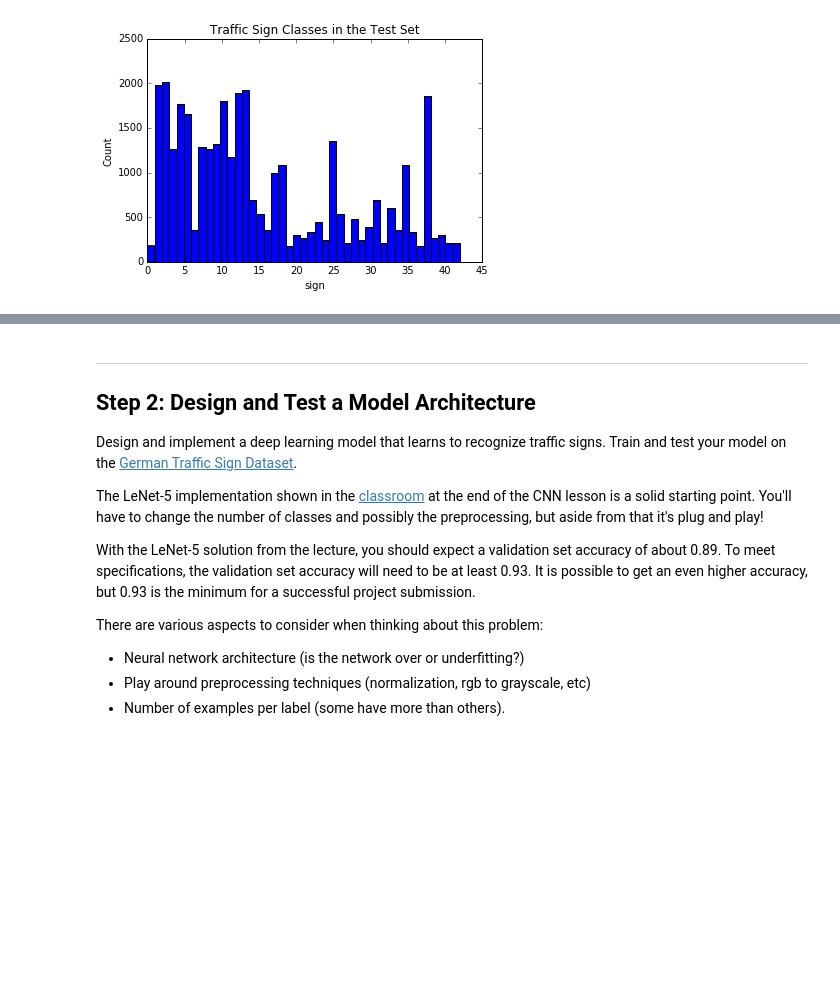
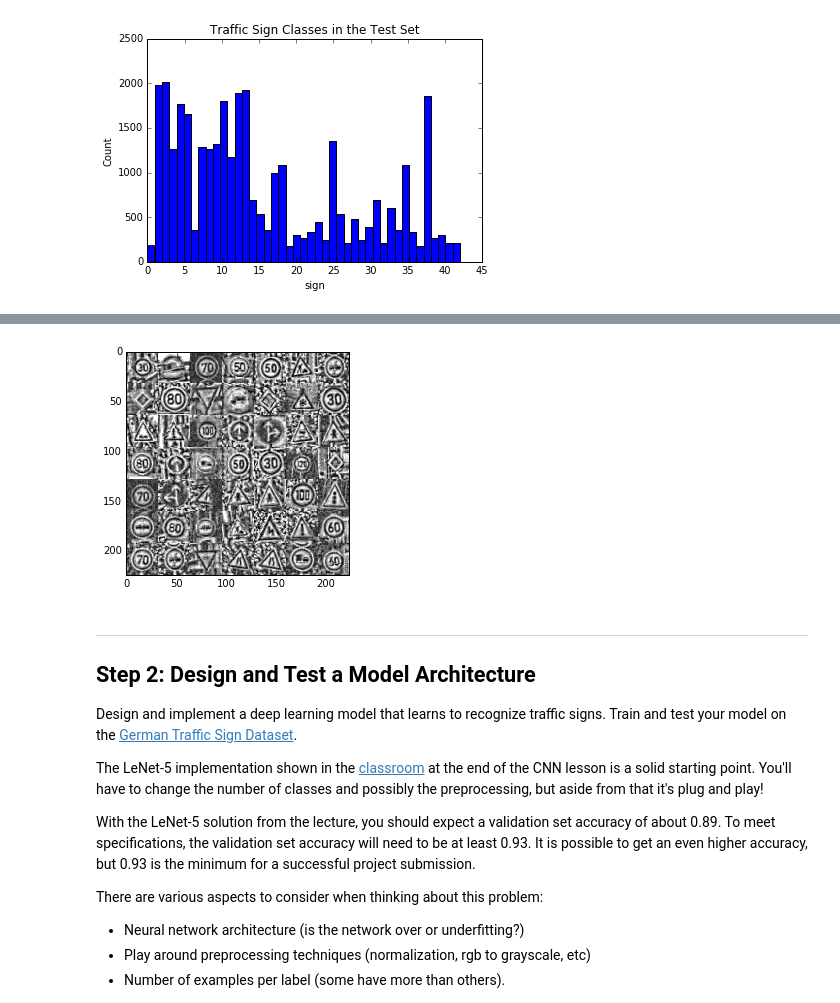
Before and after one commit to laurentgauthier/p-traffic-signs, a Jupyter notebook: Traffic_Sign_Classifier.ipynb, the cells around one changed output, grey strips where cells are left out. Saved outputs shown, nothing was run; the diff lists cells and outputs as text; code cells hidden in the pictures; blank space fills up the shorter version.

```diff
--- a/Traffic_Sign_Classifier.ipynb
+++ b/Traffic_Sign_Classifier.ipynb
@@ -173,3 +173,25 @@ plt.show()
+# %%
+import cv2
+
+clahe = cv2.createCLAHE()
+def preprocess(img):
+    return clahe.apply(cv2.cvtColor(img, cv2.COLOR_RGB2GRAY))
+
+N_ROWS = 7
+N_COLS = 7
+rows = []
+random_signs = numpy.random.randint(low=0, high=len(X_valid), size=(N_ROWS*N_COLS))
+for i in range(N_ROWS):
+    cols = []
+    for j in range(N_COLS):
+        cols.append(preprocess(X_valid[random_signs[i*N_ROWS+j]]))
+    rows.append(numpy.hstack(cols))
+mosaic = numpy.vstack(rows)
+plt.imshow(mosaic, cmap='gray')
+plt.show()
+%matplotlib inline
+# %% [output]
+[figure, added]
 # %% [markdown]
 ----
 
```
Also changed, not shown: parts of 14 cells of this notebook, 7 other files.
